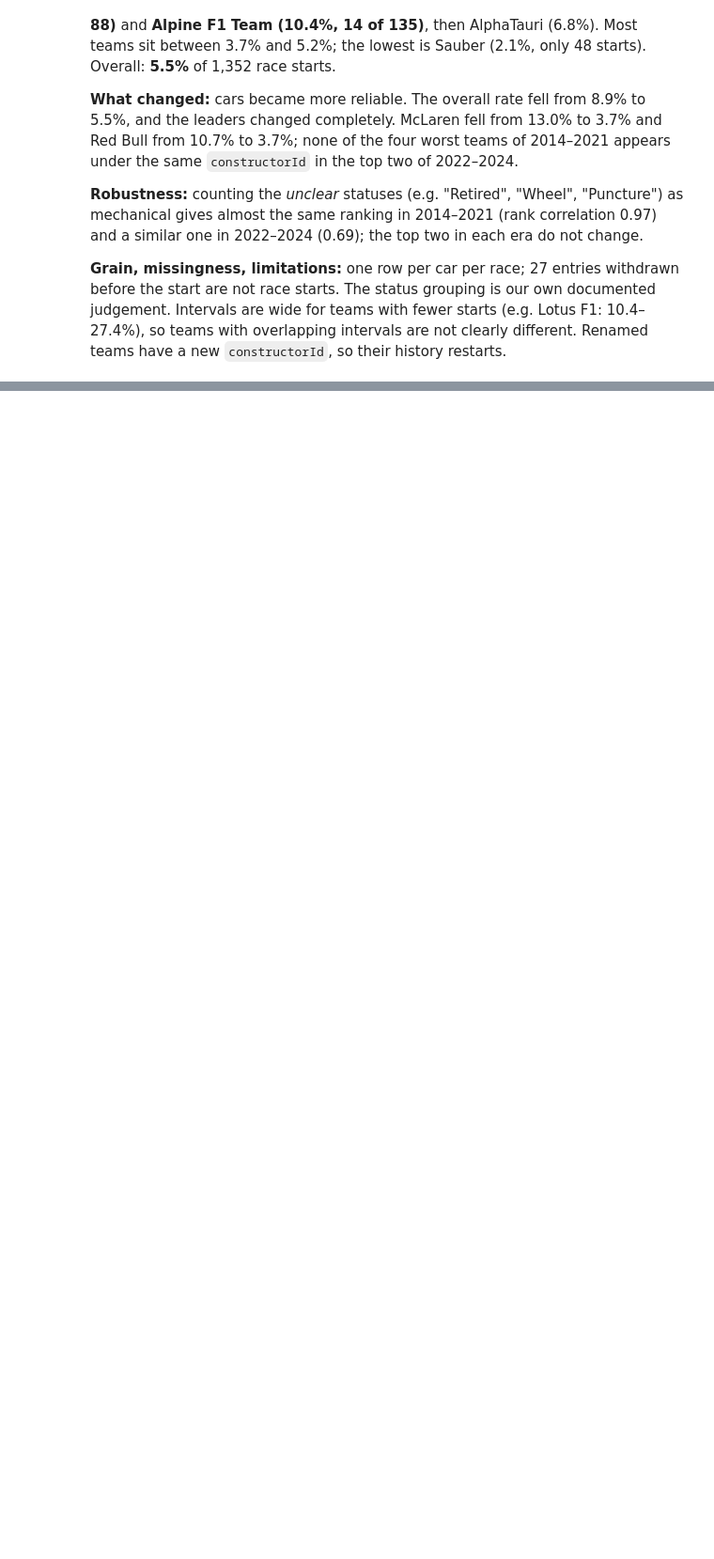
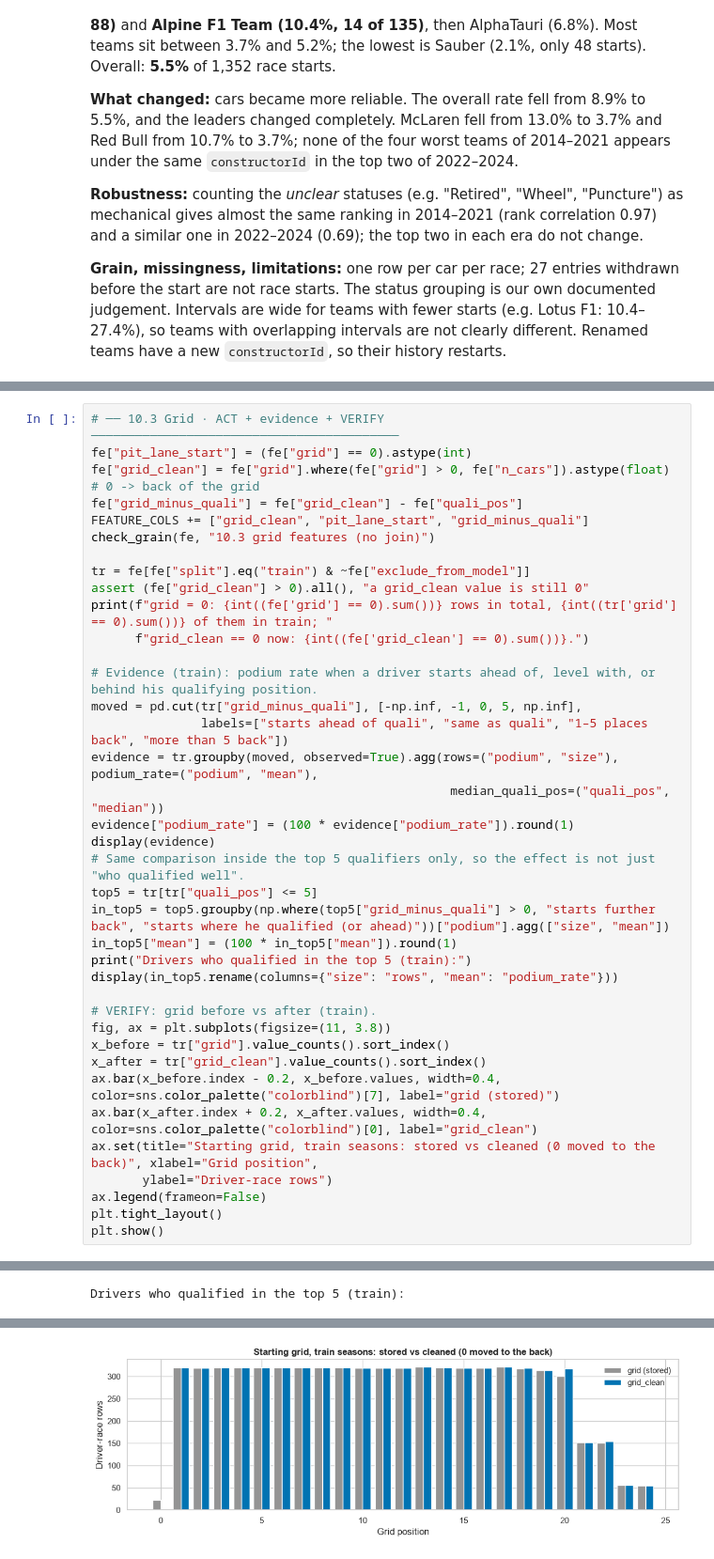
Before and after one commit to OmarOsama55/ACL_F1, a Jupyter notebook: notebooks/01_data_cleaning_audit.ipynb, the cells around one changed output, grey strips where cells are left out. Shown at 94% size. Cells and saved outputs as stored; diff of their text form; blank space fills up the shorter version.

```diff
--- a/notebooks/01_data_cleaning_audit.ipynb
+++ b/notebooks/01_data_cleaning_audit.ipynb
@@ -3110,0 +3373,39 @@ plt.show()
+# %%
+# ── 10.3 Grid · ACT + evidence + VERIFY ──────────────────────────────────────────
+fe["pit_lane_start"] = (fe["grid"] == 0).astype(int)
+fe["grid_clean"] = fe["grid"].where(fe["grid"] > 0, fe["n_cars"]).astype(float)   # 0 -> back of the grid
+fe["grid_minus_quali"] = fe["grid_clean"] - fe["quali_pos"]
+FEATURE_COLS += ["grid_clean", "pit_lane_start", "grid_minus_quali"]
+check_grain(fe, "10.3 grid features (no join)")
+
+tr = fe[fe["split"].eq("train") & ~fe["exclude_from_model"]]
+assert (fe["grid_clean"] > 0).all(), "a grid_clean value is still 0"
+print(f"grid = 0: {int((fe['grid'] == 0).sum())} rows in total, {int((tr['grid'] == 0).sum())} of them in train; "
+      f"grid_clean == 0 now: {int((fe['grid_clean'] == 0).sum())}.")
+
+# Evidence (train): podium rate when a driver starts ahead of, level with, or behind his qualifying position.
+moved = pd.cut(tr["grid_minus_quali"], [-np.inf, -1, 0, 5, np.inf],
+               labels=["starts ahead of quali", "same as quali", "1–5 places back", "more than 5 back"])
+evidence = tr.groupby(moved, observed=True).agg(rows=("podium", "size"), podium_rate=("podium", "mean"),
+                                                 median_quali_pos=("quali_pos", "median"))
+evidence["podium_rate"] = (100 * evidence["podium_rate"]).round(1)
+display(evidence)
+# Same comparison inside the top 5 qualifiers only, so the effect is not just "who qualified well".
+top5 = tr[tr["quali_pos"] <= 5]
+in_top5 = top5.groupby(np.where(top5["grid_minus_quali"] > 0, "starts further back", "starts where he qualified (or ahead)"))["podium"].agg(["size", "mean"])
+in_top5["mean"] = (100 * in_top5["mean"]).round(1)
+print("Drivers who qualified in the top 5 (train):")
+display(in_top5.rename(columns={"size": "rows", "mean": "podium_rate"}))
+
+# VERIFY: grid before vs after (train).
+fig, ax = plt.subplots(figsize=(11, 3.8))
+x_before = tr["grid"].value_counts().sort_index()
+x_after = tr["grid_clean"].value_counts().sort_index()
+ax.bar(x_before.index - 0.2, x_before.values, width=0.4, color=sns.color_palette("colorblind")[7], label="grid (stored)")
+ax.bar(x_after.index + 0.2, x_after.values, width=0.4, color=sns.color_palette("colorblind")[0], label="grid_clean")
+ax.set(title="Starting grid, train seasons: stored vs cleaned (0 moved to the back)", xlabel="Grid position",
+       ylabel="Driver-race rows")
+ax.legend(frameon=False)
+plt.tight_layout()
+plt.show()
+# %% [output]
@@ -3110,0 +3420 @@ plt.show()
+Drivers who qualified in the top 5 (train):
@@ -3110,0 +3424 @@ plt.show()
+[figure, added]
```
Also changed, not shown: parts of 78 cells of this notebook.
